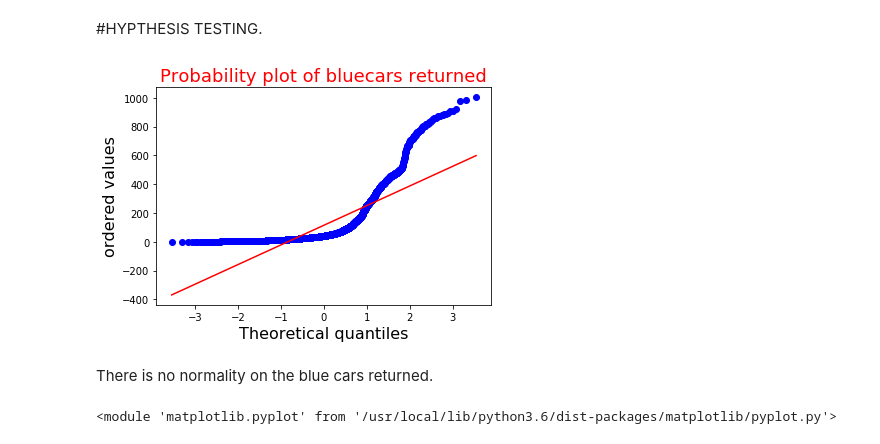
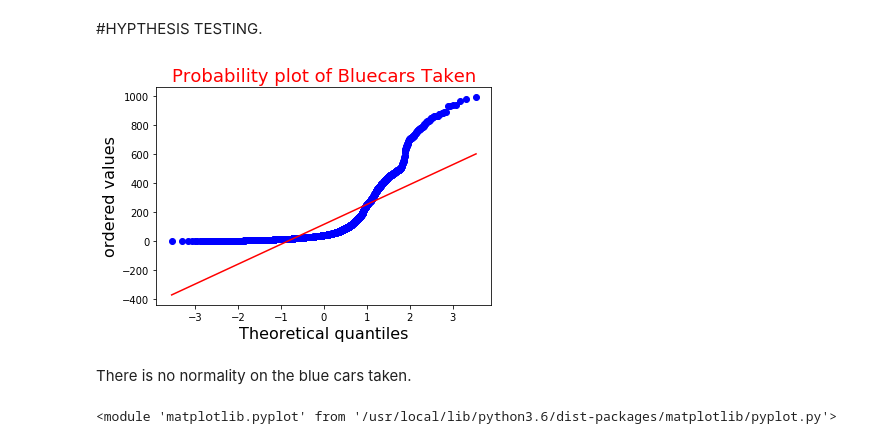
Before and after one commit to theBuluku/The-Autolib-Super-Project, a Jupyter notebook: The_Autolib_Super_Project.ipynb, the cells around one changed output. Saved outputs shown, nothing was run; the diff lists cells and outputs as text; code cells hidden in the pictures.

```diff
--- a/The_Autolib_Super_Project.ipynb
+++ b/The_Autolib_Super_Project.ipynb
@@ -496,15 +496,15 @@ poisson.pmf(117,Taken_On_Friday)
 # %% [markdown]
 #HYPTHESIS TESTING.
 # %%
-stats.probplot(autolib_sample_df.SUM_OF_BLUECARS_RETURNED,plot=plt)
-plt.title("Probability plot of bluecars returned",fontsize =18,color = 'red')
+stats.probplot(autolib_sample_df.SUM_OF_BLUECARS_TAKEN,plot=plt)
+plt.title("Probability plot of Bluecars Taken",fontsize =18,color = 'red')
 plt.xlabel("Theoretical quantiles",fontsize =16)
 plt.ylabel("ordered values",fontsize =16)
 plt.show()
 # %% [output]
-[figure, old version]
+[figure, new version]
 # %% [markdown]
-There is no normality on the blue cars returned.
+There is no normality on the blue cars taken.
 # %%
 #To plot the test for normality on bluecars taken
 sns.distplot(autolib_sample_df.SUM_OF_BLUECARS_TAKEN,bins=12,hist=True,kde=True)
```
Also changed, not shown: parts of 7 cells of this notebook.
